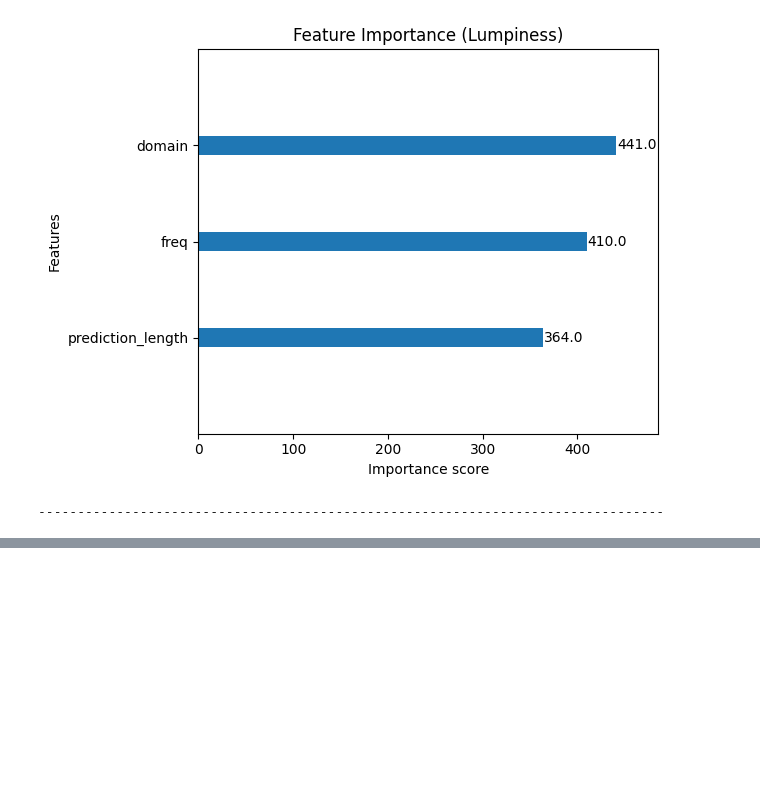
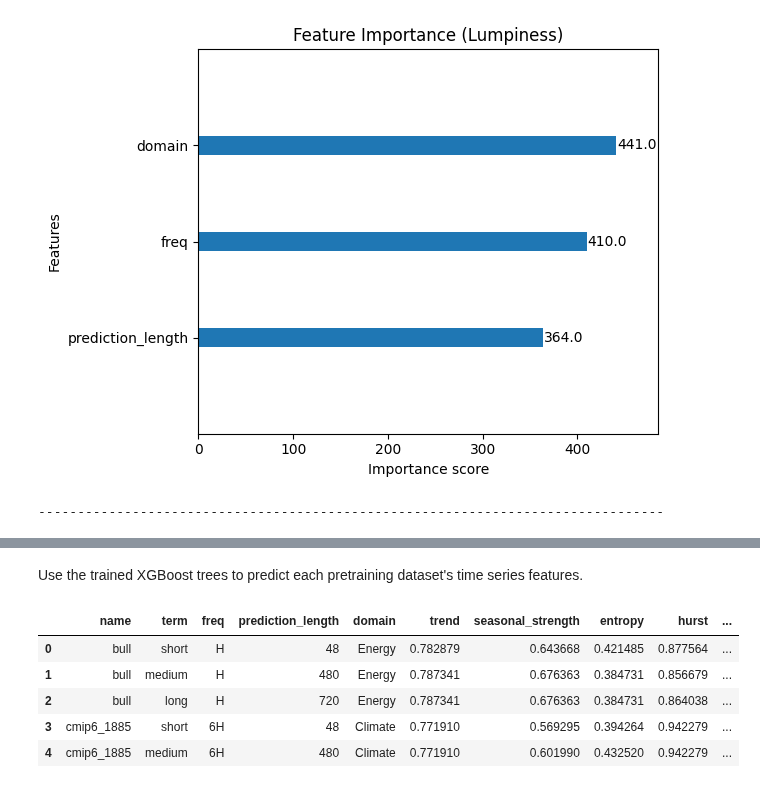
Before and after one commit to mpg05883/gift-eval, a Jupyter notebook: feature_estimation.ipynb, the cells around one changed output, grey strips where cells are left out. Drawn from its saved outputs; the diff is of its cells as text; code cells hidden in the pictures; blank space fills up the shorter version.

Commit message:
Added pretraining dataset TS features

```diff
--- a/feature_estimation.ipynb
+++ b/feature_estimation.ipynb
@@ -398,0 +434,4 @@ Fitting 72 folds for each of 8 candidates, totalling 576 fits
+# %%
+X = df.copy().drop(columns=["name", "term"])
+
+X.head()
@@ -398,0 +447,5 @@ Fitting 72 folds for each of 8 candidates, totalling 576 fits
+# %%
+enc = OrdinalEncoder()
+
+X["domain"] = enc.fit_transform(X[["domain"]])
+X.head()
@@ -398,0 +461,3 @@ Fitting 72 folds for each of 8 candidates, totalling 576 fits
+# %%
+X["freq"] = X["freq"].apply(freq_to_periods)
+X.head()
@@ -398,0 +471,30 @@ Fitting 72 folds for each of 8 candidates, totalling 576 fits
+# %% [markdown]
+Use the trained XGBoost trees to predict each pretraining dataset's time series features.
+# %%
+from tqdm import tqdm
+
+xgb_dirpath = Path("xgboost") / "train_test"
+
+kwargs = {
+    "desc": "Adding feature columns",
+    "unit": "feature",
+    "total": len(features),
+}
+
+for feature in tqdm(features, **kwargs):
+    estimator = XGBRegressor()
+    estimator.load_model(xgb_dirpath / f"{feature}.json")
+
+    y_pred = estimator.predict(X)
+    df[f"{feature}"] = y_pred
+
+features_path = info_path.parent / "features.csv"
+df.to_csv(features_path, index=False)
+df.head()
+# %% [output]
+|  | name | term | freq | prediction_length | domain | trend | seasonal_strength | entropy | hurst | ... |
+| 0 | bull | short | H | 48 | Energy | 0.782879 | 0.643668 | 0.421485 | 0.877564 | ... |
+| 1 | bull | medium | H | 480 | Energy | 0.787341 | 0.676363 | 0.384731 | 0.856679 | ... |
+| 2 | bull | long | H | 720 | Energy | 0.787341 | 0.676363 | 0.384731 | 0.864038 | ... |
+| 3 | cmip6_1885 | short | 6H | 48 | Climate | 0.771910 | 0.569295 | 0.394264 | 0.942279 | ... |
+| 4 | cmip6_1885 | medium | 6H | 480 | Climate | 0.771910 | 0.601990 | 0.432520 | 0.942279 | ... |
```
Also changed, not shown: parts of 12 cells of this notebook, 2 other files.
